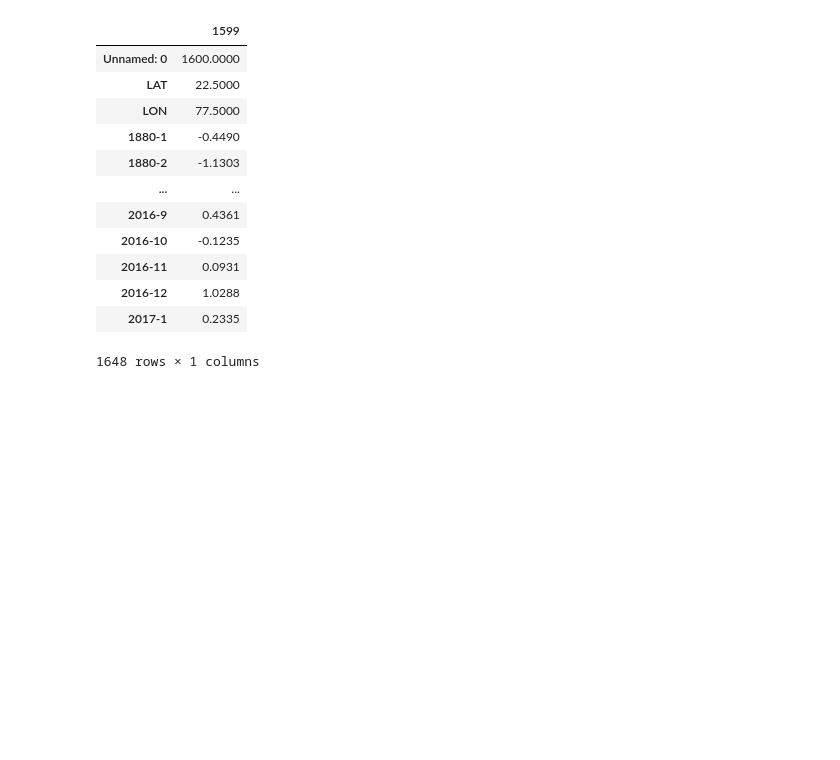
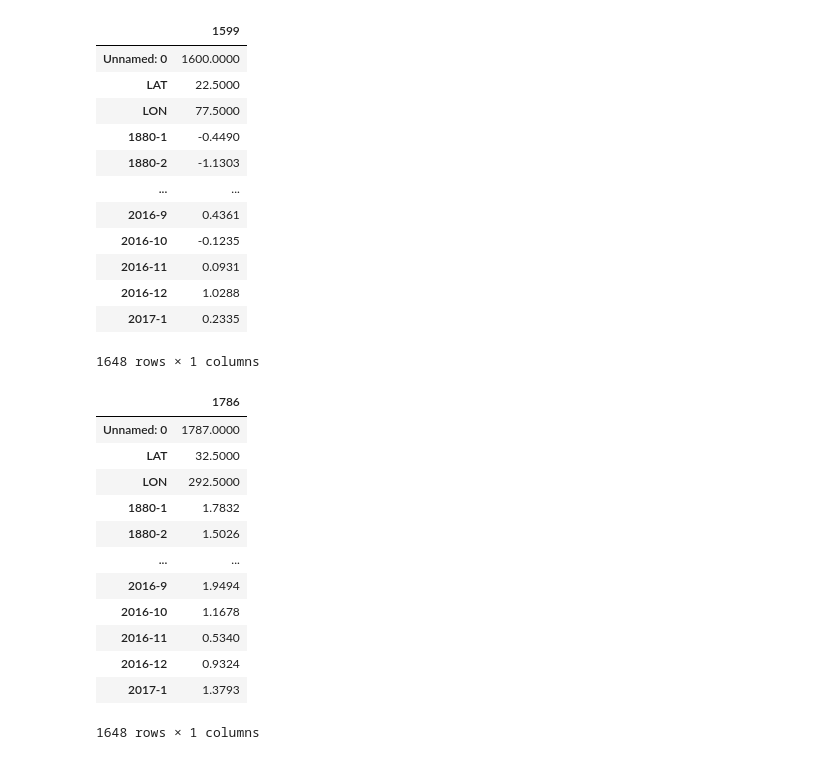
Before and after one commit to jordan-gilmartin/cuyamaca-climatology-analysis, a Jupyter notebook: cuyamaca-climatology-analysis.ipynb, the cells around one changed output. Drawn from its saved outputs; the diff is of its cells as text; code cells hidden in the pictures; blank space fills up the shorter version.

```diff
--- a/cuyamaca-climatology-analysis.ipynb
+++ b/cuyamaca-climatology-analysis.ipynb
@@ -596,0 +595,18 @@ pivot_NOAA_results = NOAA_results.pivot_table(values=NOAA_results.iloc[1599], in
+# %%
+# Grabbing second lat-lon grid box
+noaa2 = pd.DataFrame(NOAA_results.iloc[1786])
+noaa2
+# %% [output]
+|  | 1786 |
+| Unnamed: 0 | 1787.0000 |
+| LAT | 32.5000 |
+| LON | 292.5000 |
+| 1880-1 | 1.7832 |
+| 1880-2 | 1.5026 |
+| ... | ... |
+| 2016-9 | 1.9494 |
+| 2016-10 | 1.1678 |
+| 2016-11 | 0.5340 |
+| 2016-12 | 0.9324 |
+| 2017-1 | 1.3793 |
+1648 rows × 1 columns
```
Also changed, not shown: parts of 11 cells of this notebook.
